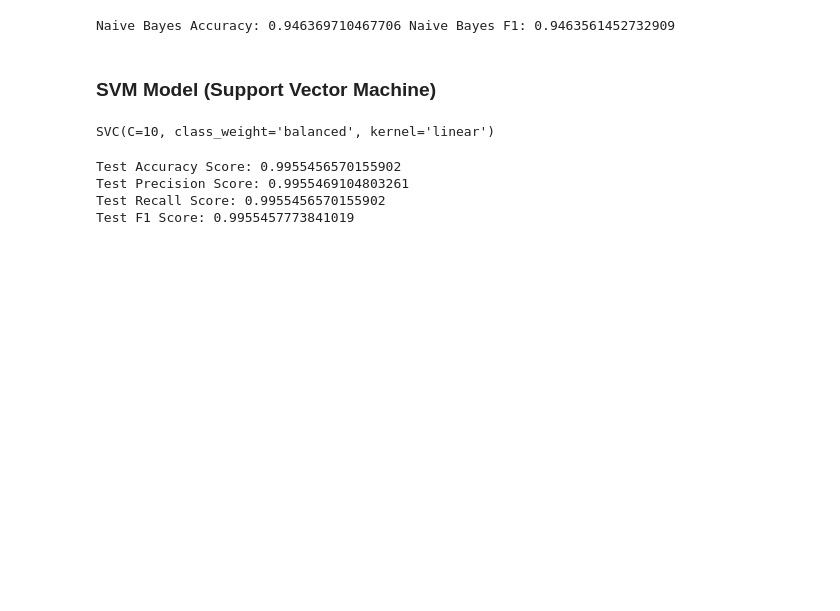
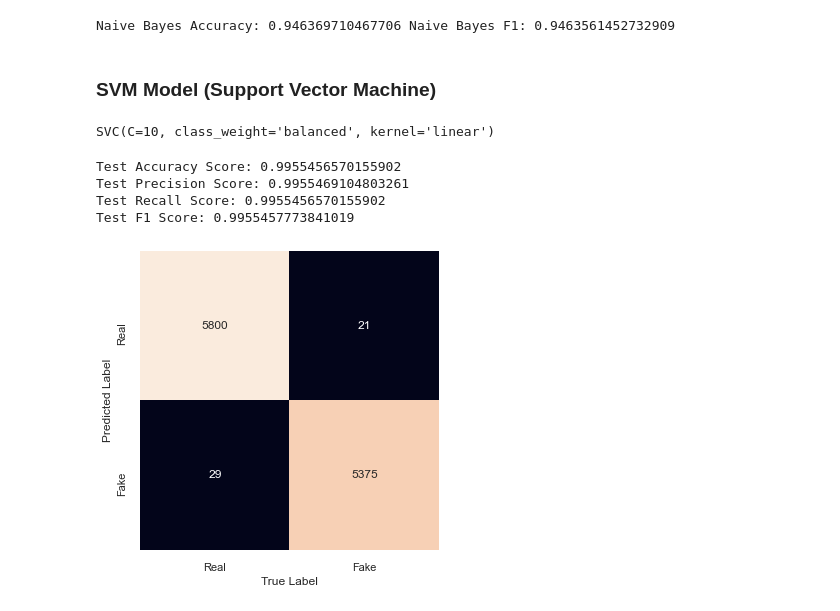
Before and after one commit to J-Joseph524/JJ_NLP, a Jupyter notebook: Final_Notebook.ipynb, the cells around one changed output. Saved outputs shown, nothing was run; the diff lists cells and outputs as text; code cells hidden in the pictures; blank space fills up the shorter version.

```diff
--- a/Final_Notebook.ipynb
+++ b/Final_Notebook.ipynb
@@ -606,3 +629,18 @@ Test Accuracy Score: 0.9955456570155902
 Test Precision Score: 0.9955469104803261
 Test Recall Score: 0.9955456570155902
 Test F1 Score: 0.9955457773841019
+# %%
+#Confusion Matrix for SVM with TF-IDF Vectorizer
+
+from sklearn.metrics import confusion_matrix
+import seaborn as sns; sns.set()
+
+
+mat = confusion_matrix(y_test, svm_preds)
+sns.heatmap(mat.T, square = True, annot = True, fmt = 'd', cbar = False,
+            xticklabels = ["Real", "Fake"], yticklabels = ["Real", "Fake"])
+plt.xlabel('True Label')
+plt.ylabel('Predicted Label');
+plt.savefig('SVM_CM.png')
+# %% [output]
+[figure, added]
```
Also changed, not shown: parts of 4 cells of this notebook, 1 other file.
